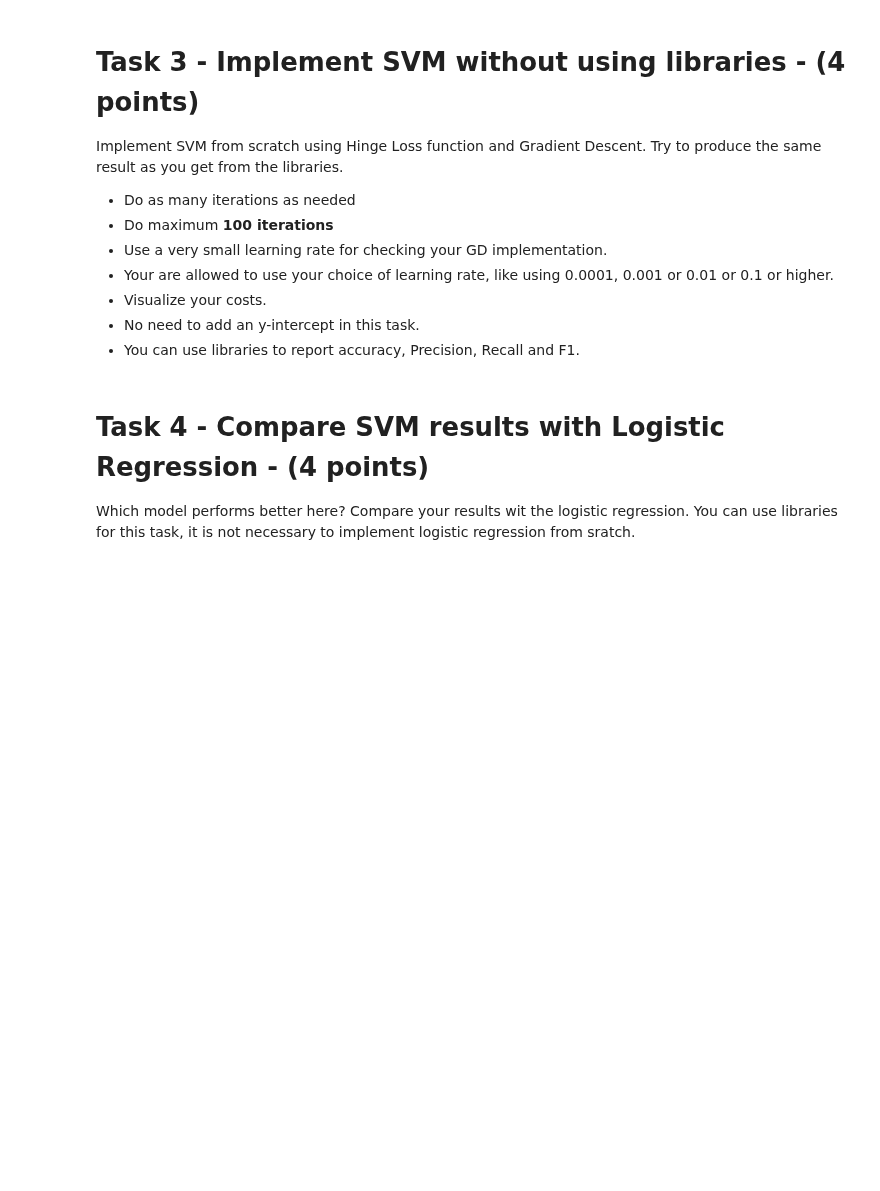
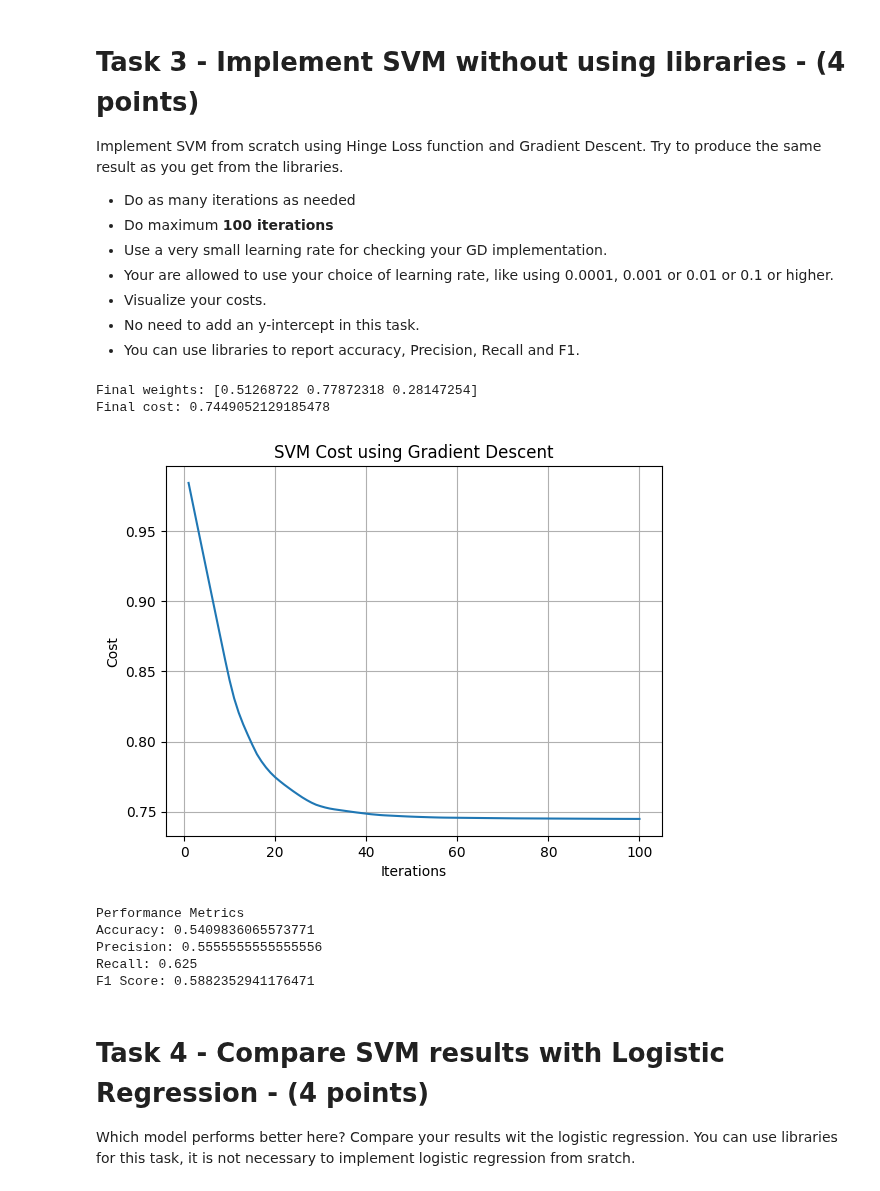
Before and after one commit to eduardo-issa/DataAnalytics_CS329E, a Jupyter notebook: Assignment7/329e_HW07.ipynb, the cells around one changed output. Drawn from its saved outputs; the diff is of its cells as text; code cells hidden in the pictures; blank space fills up the shorter version.

```diff
--- a/Assignment7/329e_HW07.ipynb
+++ b/Assignment7/329e_HW07.ipynb
@@ -142,6 +192,79 @@ Try to produce the same result as you get from the libraries.
 * Visualize your costs.
 * No need to add an y-intercept in this task.
 * You can use libraries to report accuracy, Precision, Recall and F1.
+# %%
+# Calculate mean and standard deviation
+mean = np.mean(X_train, axis=0)
+std = np.std(X_train, axis=0)
+std[std == 0] = 1
+
+# Standardize data
+X_train_scaled = (X_train - mean) / std
+X_test_scaled = (X_test - mean) / std
+y_train_svm = np.where(y_train == 1, 1, -1)
+y_test_svm = np.where(y_test == 1, 1, -1)
+
+# Initialize hyperparameters
+learning_rate = 0.1
+lambda_param = 0.01
+iterations = 100
+
+w = np.zeros(X_train_scaled.shape[1])
+costs = []
+n = X_train_scaled.shape[0]
+
+# Gradient Descent
+for i in range(iterations):
+    predictions = np.dot(X_train_scaled, w)
+    margins = y_train_svm * predictions
+    misclassified = margins < 1
+    dw = lambda_param * w
+    dw -= np.dot(X_train_scaled[misclassified].T, y_train_svm[misclassified]) / n
+    w = w - learning_rate * dw
+    # Calculate cost
+    predictions = np.dot(X_train_scaled, w)
+    hinge_loss = np.maximum(0, 1 - y_train_svm * predictions)
+    cost = (lambda_param / 2) * np.dot(w, w) + np.mean(hinge_loss)
+    costs.append(cost)
+print("Final weights:", w)
+print("Final cost:", costs[-1])
+
+# plot
+plt.plot(range(1, iterations + 1), costs)
+plt.xlabel("Iterations")
+plt.ylabel("Cost")
+plt.title("SVM Cost using Gradient Descent")
+plt.grid(True)
+plt.show()
+
+# Performance
+predictions = np.dot(X_test_scaled, w)
+y_pred_scratch = np.where(predictions >= 0, 1, 0)
+
+tp = np.sum((y_test == 1) & (y_pred_scratch == 1))
+tn = np.sum((y_test == 0) & (y_pred_scratch == 0))
+fp = np.sum((y_test == 0) & (y_pred_scratch == 1))
+fn = np.sum((y_test == 1) & (y_pred_scratch == 0))
+
+accuracy_scratch = (tp + tn)/ (tp + tn + fp + fn)
+precision_scratch = tp / (tp + fp) if (tp + fp) > 0 else 0.0
+recall_scratch = tp / (tp + fn) if (tp + fn) > 0 else 0.0
+f1_scratch = 2 * (precision_scratch * recall_scratch) / (precision_scratch + recall_scratch) if (precision_scratch + recall_scratch) > 0 else 0.0
+
+print("Performance Metrics")
+print("Accuracy:", accuracy_scratch)
+print("Precision:", precision_scratch)
+print("Recall:", recall_scratch)
+print("F1 Score:", f1_scratch)
+# %% [output]
+Final weights: [0.51268722 0.77872318 0.28147254]
+Final cost: 0.7449052129185478
+[figure, added]
+Performance Metrics
+Accuracy: 0.5409836065573771
+Precision: 0.5555555555555556
+Recall: 0.625
+F1 Score: 0.5882352941176471
 # %% [markdown]
 # Task 4 - Compare SVM results with Logistic Regression - (4 points)
 
```
Also changed, not shown: parts of 5 cells of this notebook.
